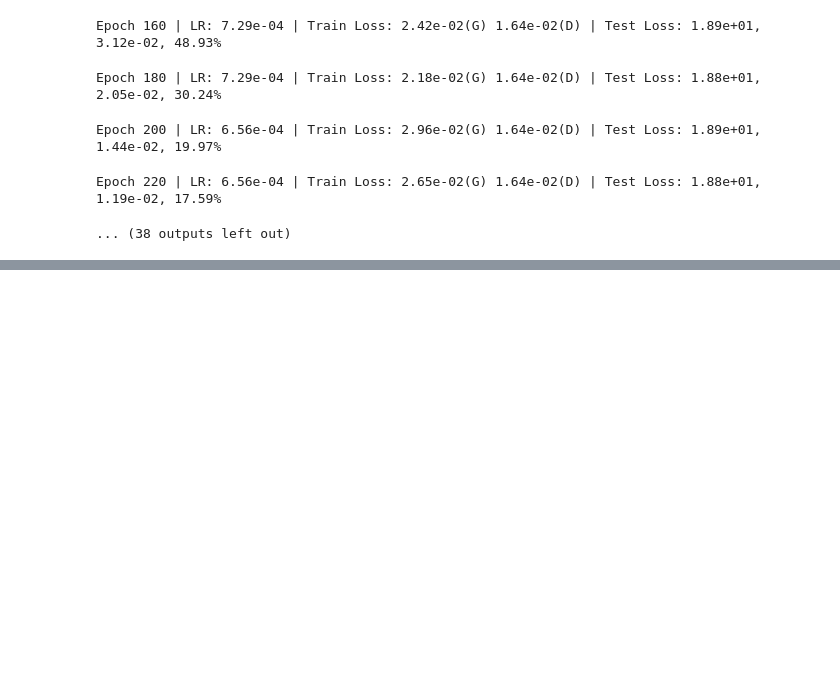
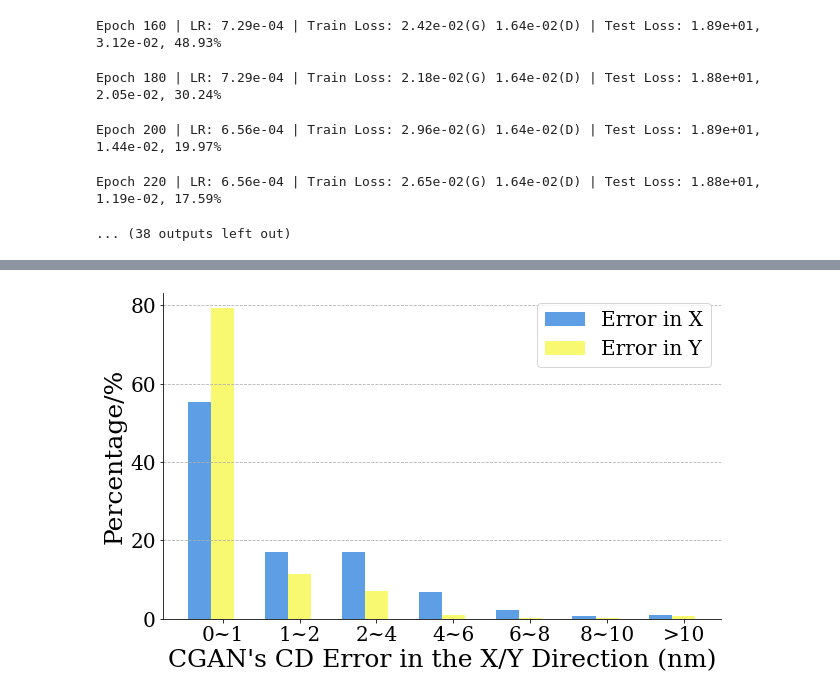
Before and after one commit to Brilight/DeePEB, a Jupyter notebook: CGAN.ipynb, the cells around one changed output, grey strips where cells are left out. Cells and saved outputs as stored; diff of their text form; code cells hidden in the pictures; blank space fills up the shorter version.

```diff
--- a/CGAN.ipynb
+++ b/CGAN.ipynb
@@ -420,0 +414,5 @@ CD_errXY_plot(Err_x, Err_y, "CGAN's ")
+# %%
+%matplotlib inline
+CD_errXY_plot(Err_x, Err_y, "CGAN's ")
+# %% [output]
+[figure, added]
```
Also changed, not shown: parts of 3 cells of this notebook, 18 other files.
